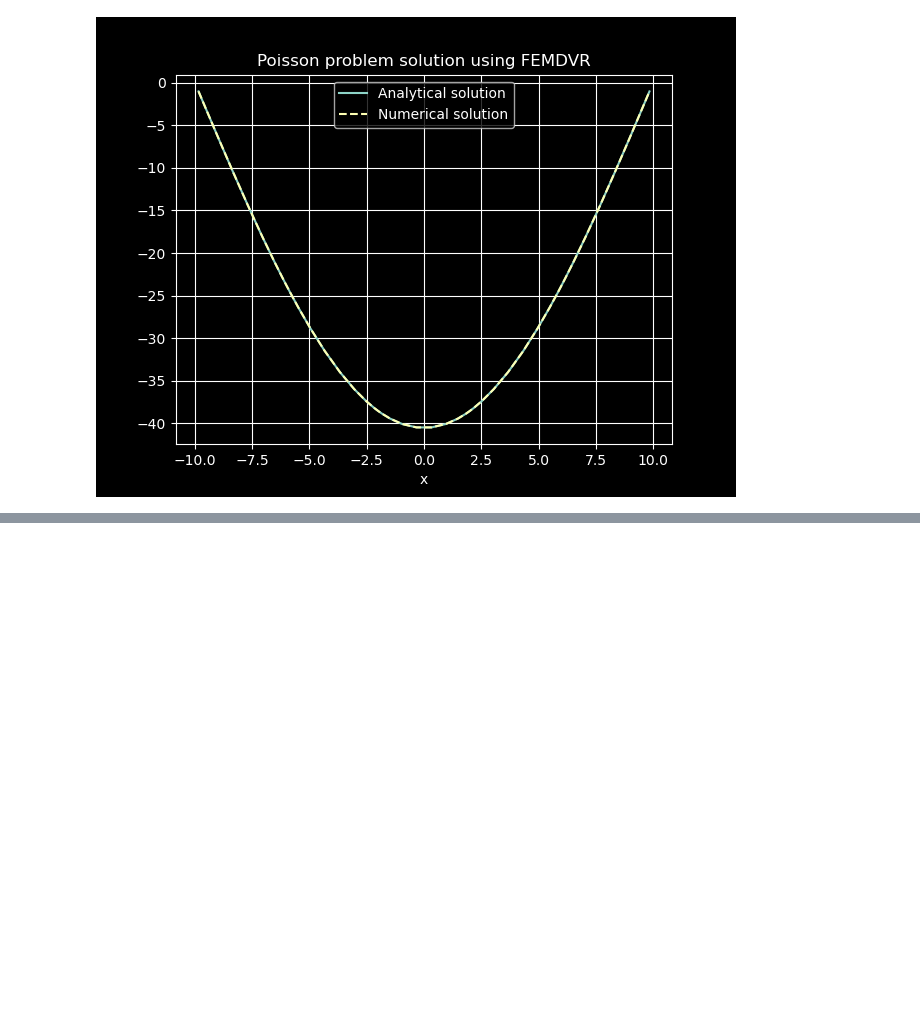
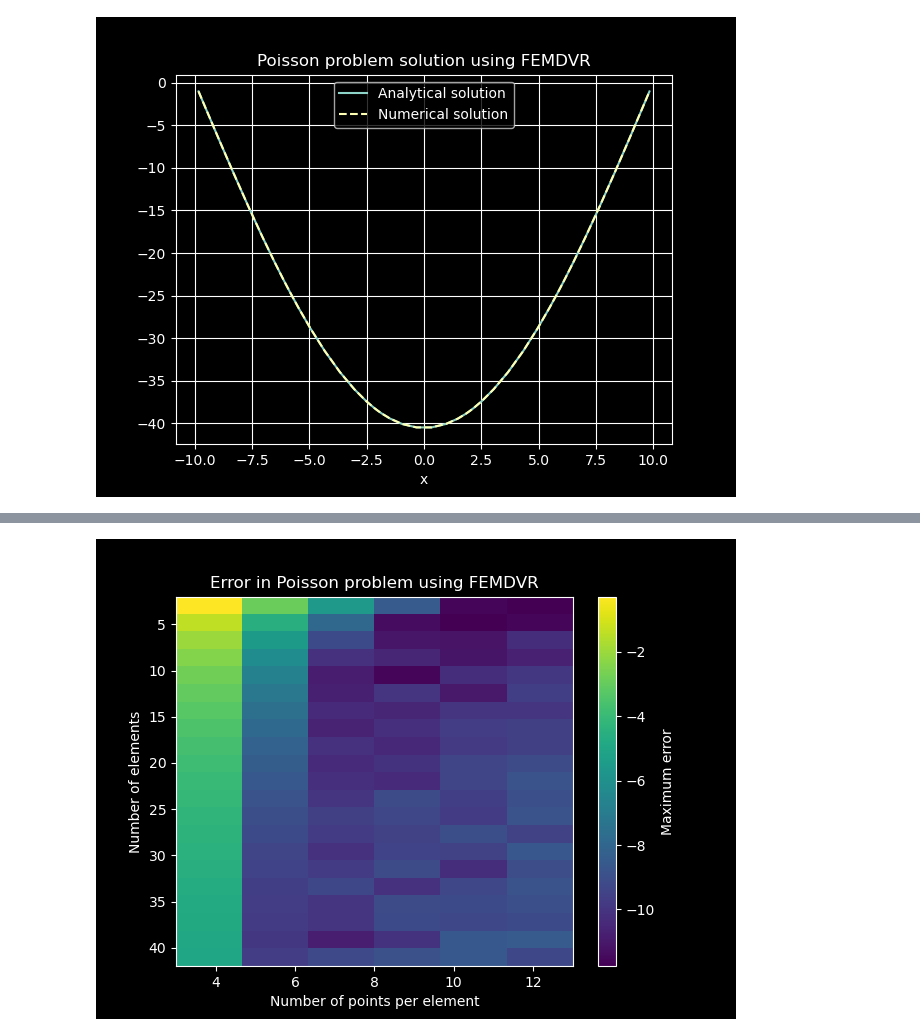
Before and after one commit to simenkva/FEMDVR, a Jupyter notebook: examples.ipynb, the cells around one changed output, grey strips where cells are left out. Cells and saved outputs as stored; diff of their text form; code cells hidden in the pictures; blank space fills up the shorter version.

Commit message:
added error analysis

```diff
--- a/examples.ipynb
+++ b/examples.ipynb
@@ -133,0 +134,39 @@ Maximum error in Poisson problem:  9.379164112033322e-13
+# %%
+def poisson_experiment(L, n_elem, n_points):
+    """ Solve a simple poisson equation using FEMDVR and return error."""
+
+    elem_nodes = np.linspace(-L, L, n_elem + 1)
+    femdvr0 = FEMDVR(elem_nodes, np.array([n_points] * n_elem), GaussLegendreLobatto)
+    x = femdvr0.x
+    x_inner = x[1:-1]
+
+    f = np.cos( np.pi * x_inner / (2*L) )
+    u_exact = - (L**2 / (np.pi**2 / 4)) * np.cos( np.pi * x_inner / (2*L) )
+
+    D2_symmetric_inner = femdvr0.D2_symmetric[1:-1, 1:-1]
+
+    u_numerical = femdvr0.S_inv_sqrt[1:-1] *  np.linalg.solve( D2_symmetric_inner.toarray(), femdvr0.S_sqrt[1:-1] * f )
+    #error = np.max( np.abs( u_exact - u_numerical ) )
+    error = np.linalg.norm( u_exact - u_numerical )
+    #print(f"L={L}, n_elem={n_elem}, n_points={n_points}, max error: {error}")
+    return error
+# %%
+n_elem_list = list(range(2, 44, 2))
+n_points_list = list(range(3, 15, 2))
+errors = np.zeros( (len(n_elem_list), len(n_points_list)) )
+from itertools import product
+for i in range(len(n_elem_list)):
+    for j in range(len(n_points_list)):
+        n_elem = n_elem_list[i]
+        n_points = n_points_list[j]
+        errors[i, j] = poisson_experiment(10, n_elem, n_points)
+# %%
+plt.figure()
+plt.imshow(np.log10(errors), extent=[min(n_points_list), max(n_points_list), max(n_elem_list), min(n_elem_list)], aspect='auto')
+plt.colorbar(label='Maximum error')
+plt.xlabel('Number of points per element')
+plt.ylabel('Number of elements')
+plt.title('Error in Poisson problem using FEMDVR')
+plt.show()
+# %% [output]
+[figure, added]
```
Also changed, not shown: parts of 2 cells of this notebook.
